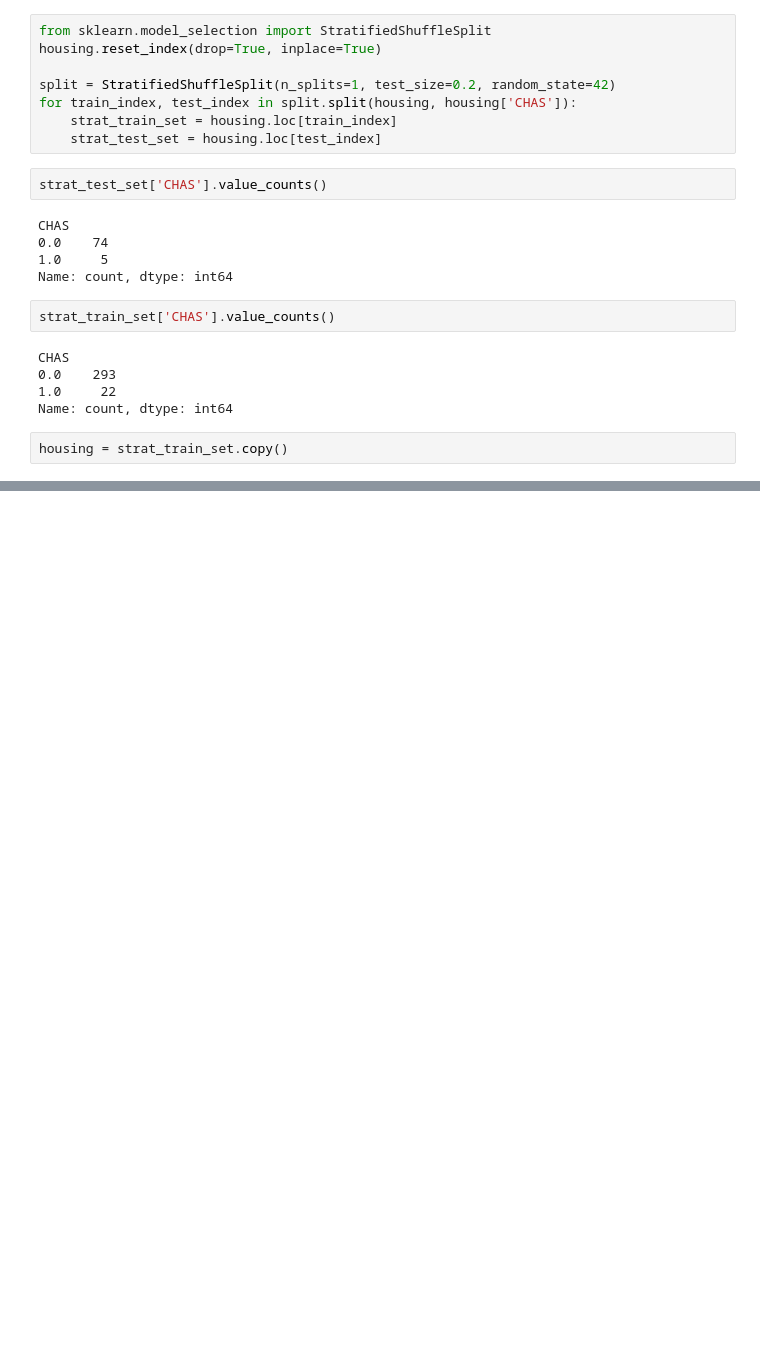
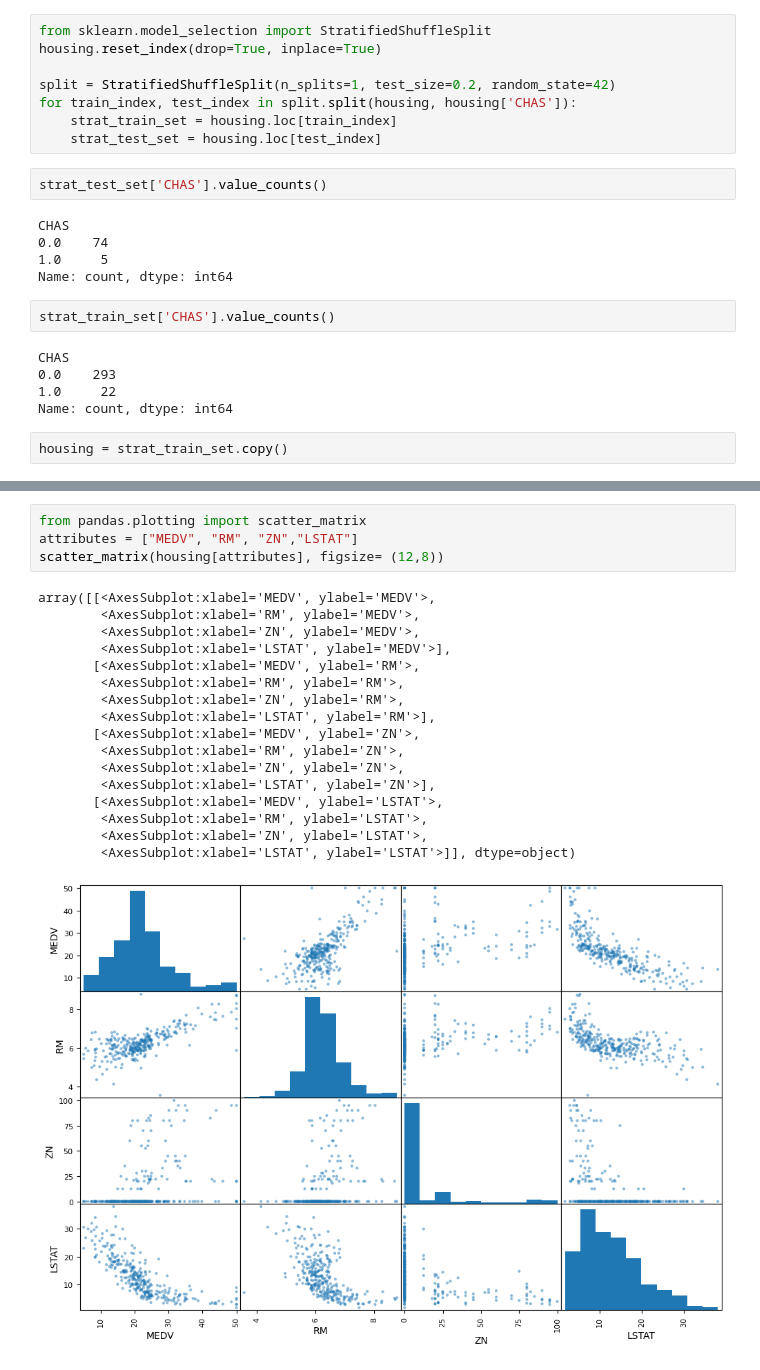
Before and after one commit to ashokrawatt/Real-Estate, a Jupyter notebook: Real Estate.ipynb, the cells around one changed output, grey strips where cells are left out. Cells and saved outputs as stored; diff of their text form; blank space fills up the shorter version.

Commit message:
Trying other Attributes and handle missing values

```diff
--- a/Real Estate.ipynb
+++ b/Real Estate.ipynb
@@ -185,0 +207,22 @@ housing = strat_train_set.copy()
+# %%
+from pandas.plotting import scatter_matrix
+attributes = ["MEDV", "RM", "ZN","LSTAT"]
+scatter_matrix(housing[attributes], figsize= (12,8))
+# %% [output]
+array([[<AxesSubplot:xlabel='MEDV', ylabel='MEDV'>,
+        <AxesSubplot:xlabel='RM', ylabel='MEDV'>,
+        <AxesSubplot:xlabel='ZN', ylabel='MEDV'>,
+        <AxesSubplot:xlabel='LSTAT', ylabel='MEDV'>],
+       [<AxesSubplot:xlabel='MEDV', ylabel='RM'>,
+        <AxesSubplot:xlabel='RM', ylabel='RM'>,
+        <AxesSubplot:xlabel='ZN', ylabel='RM'>,
+        <AxesSubplot:xlabel='LSTAT', ylabel='RM'>],
+       [<AxesSubplot:xlabel='MEDV', ylabel='ZN'>,
+        <AxesSubplot:xlabel='RM', ylabel='ZN'>,
+        <AxesSubplot:xlabel='ZN', ylabel='ZN'>,
+        <AxesSubplot:xlabel='LSTAT', ylabel='ZN'>],
+       [<AxesSubplot:xlabel='MEDV', ylabel='LSTAT'>,
+        <AxesSubplot:xlabel='RM', ylabel='LSTAT'>,
+        <AxesSubplot:xlabel='ZN', ylabel='LSTAT'>,
+        <AxesSubplot:xlabel='LSTAT', ylabel='LSTAT'>]], dtype=object)
+[figure, added]
```
Also changed, not shown: parts of 15 cells of this notebook.
